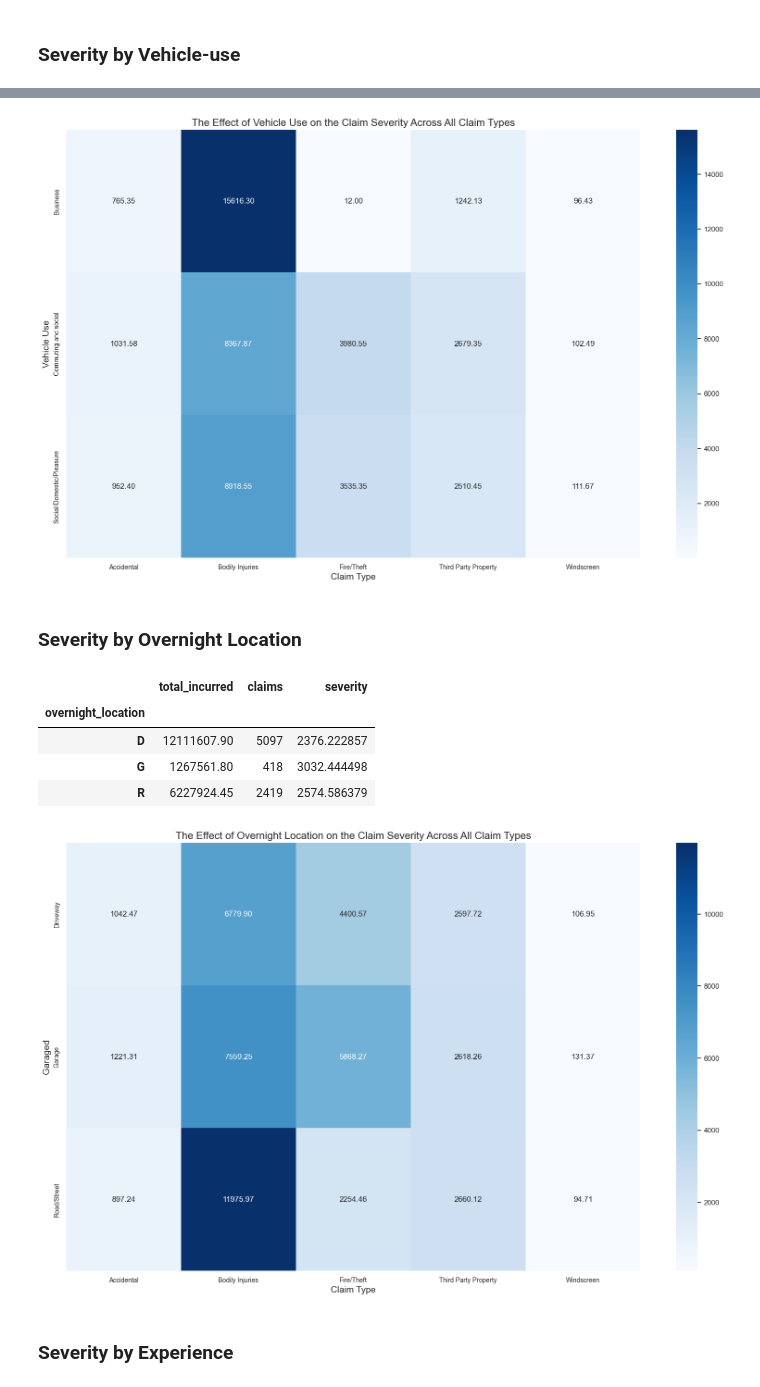
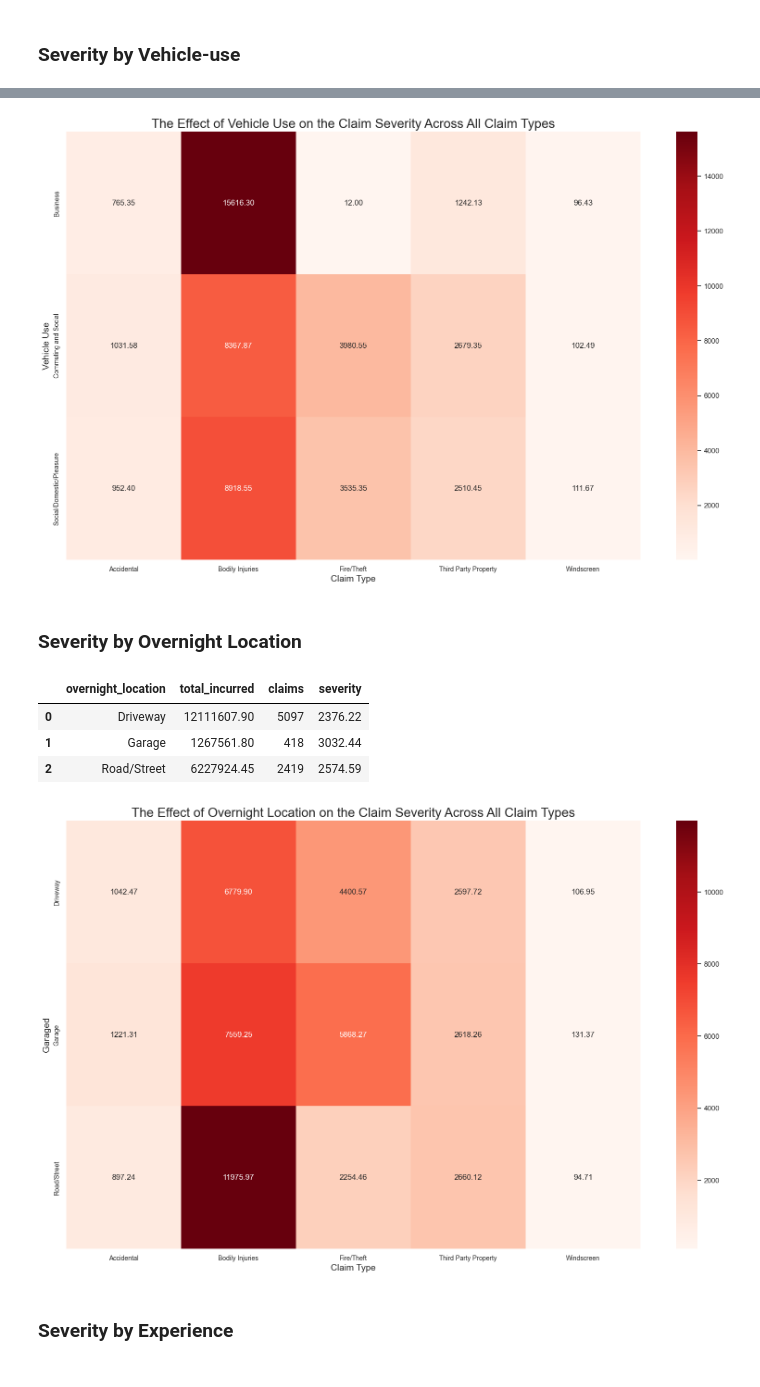
Before and after one commit to watchlotr/Python-Insurance-Case-Study, a Jupyter notebook: insurance_analysis.ipynb, the cells around one changed output, grey strips where cells are left out. Cells and saved outputs as stored; diff of their text form; code cells hidden in the pictures.

```diff
--- a/insurance_analysis.ipynb
+++ b/insurance_analysis.ipynb
@@ -821,9 +768,10 @@ severity_by_use
 # %%
+#Calculating Severity for each Vehicle-Use, for each claim type
 severity_by_use_type, s_pivot = severity_calc(df = df_claimed,
                                               by_group = "vehicle_use",
                                               key = {
                                                   "B":"Business",
-                                                  "C":"Commuting and social",
+                                                  "C":"Commuting and Social",
                                                   "S":"Social/Domestic/Pleasure"
                                               }
 )
@@ -835,66 +783,78 @@ fig = plt.figure(figsize = (20,12))
 sns.heatmap(data = s_pivot,
             annot=True,
             fmt=".2f",
-            cmap="Blues")
+            cmap="Reds")
 
 plt.xlabel("Claim Type", fontsize = 14)
 plt.xticks(fontsize = 10)
 plt.ylabel("Vehicle Use", fontsize = 14)
 plt.yticks(fontsize = 10)
 
-plt.title("The Effect of Vehicle Use on the Claim Severity Across All Claim Types", fontsize = 16)
+plt.title("The Effect of Vehicle Use on the Claim Severity Across All Claim Types", fontsize = 20)
 
 plt.show()
 # %% [output]
-[figure, old version]
+[figure, new version]
 # %% [markdown]
 ### Severity by Overnight Location
 # %%
+#Calculating Severity for each Overnight Location
 severity_by_loc = (
     df_claimed.groupby("overnight_location")
     .agg(
         total_incurred = ("final_incurred", "sum"),
         claims = ("claim_count", "sum")
     )
+    .reset_index()
 )
-severity_by_loc["severity"] = severity_by_loc["total_incurred"] / severity_by_loc["claims"]
+severity_by_loc["severity"] = round(severity_by_loc["total_incurred"] / severity_by_loc["claims"], 2)
+
+severity_by_loc["overnight_location"] = severity_by_loc["overnight_location"].replace(
+    {
+        "D":"Driveway",
+        "G":"Garage",
+        "R":"Road/Street"
+    }
+)
 
 severity_by_loc
+
+#severity_by_loc.to_csv(Path.cwd() / "Reports" / "severity_by_location.csv", index= False)
 # %% [output]
-|  | total_incurred | claims | severity |
-| overnight_location |  |  |  |
-| D | 12111607.90 | 5097 | 2376.222857 |
-| G | 1267561.80 | 418 | 3032.444498 |
-| R | 6227924.45 | 2419 | 2574.586379 |
+|  | overnight_location | total_incurred | claims | severity |
+| 0 | Driveway | 12111607.90 | 5097 | 2376.22 |
+| 1 | Garage | 1267561.80 | 418 | 3032.44 |
+| 2 | Road/Street | 6227924.45 | 2419 | 2574.59 |
 # %%
+#Calculating Severity for each Overnight Location, for each claim type
 severity_by_loc_type, s_pivot2 = severity_calc(df = df_claimed,
                                               by_group = "overnight_location",
                                               key = {
                                                   "D":"Driveway",
                                                   "G":"Garage",
                                                   "R":"Road/Street"
                                               }
 )
 
 s_pivot2 = s_pivot2.astype("float64")
 
 fig = plt.figure(figsize = (20,12))
 
 sns.heatmap(data = s_pivot2,
             annot=True,
             fmt=".2f",
-            cmap="Blues")
+            cmap="Reds")
 
 plt.xlabel("Claim Type", fontsize = 14)
 plt.xticks(fontsize = 10)
 plt.ylabel("Garaged", fontsize = 14)
 plt.yticks(fontsize = 10)
 
-plt.title("The Effect of Overnight Location on the Claim Severity Across All Claim Types", fontsize = 16)
+plt.title("The Effect of Overnight Location on the Claim Severity Across All Claim Types", fontsize = 20)
 
 plt.show()
 # %% [output]
-[figure, old version]
+[figure, new version]
 # %% [markdown]
 ### Severity by Experience
 # %%
```
Also changed, not shown: parts of 85 cells of this notebook, 16 other files.
